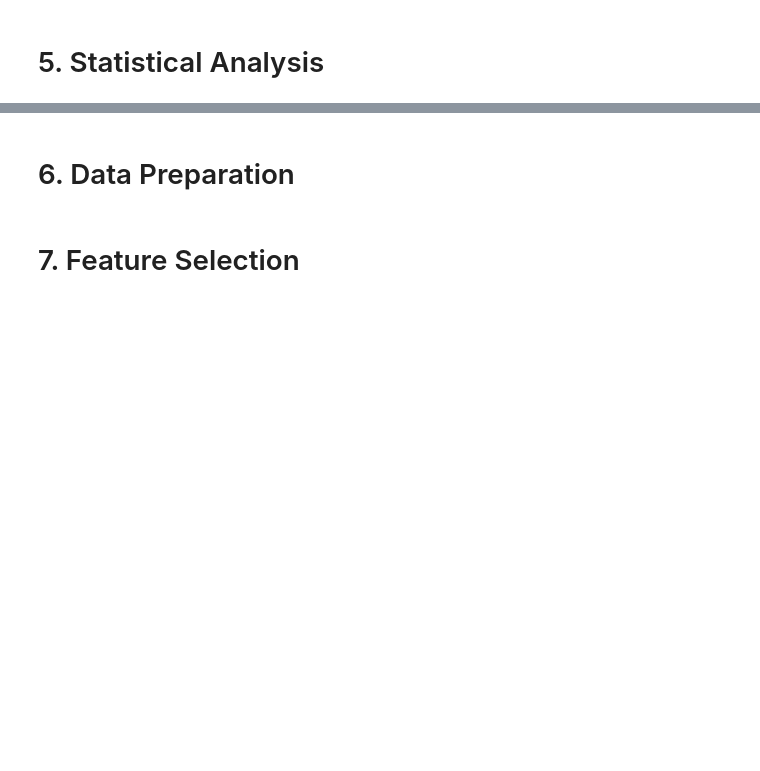
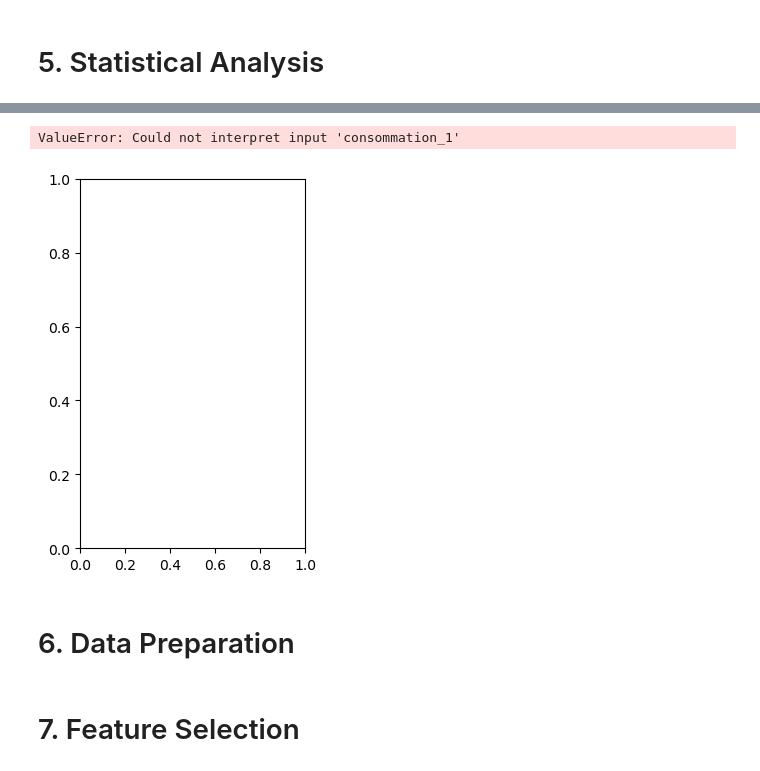
Before and after one commit to mahelvson/GasElectricityFraud, a Jupyter notebook: Ciclo 3 - Statistical Analysis.ipynb, the cells around one changed output, grey strips where cells are left out. Saved outputs shown, nothing was run; the diff lists cells and outputs as text; code cells hidden in the pictures; blank space fills up the shorter version.

```diff
--- a/Ciclo 3 - Statistical Analysis.ipynb
+++ b/Ciclo 3 - Statistical Analysis.ipynb
@@ -550,0 +571,3 @@ Name: Result, dtype: int64
+# %%
+fraudulents = df5_clients[df5_clients.target == 1][['client_id']]
+non_fraudulents = df5_clients[df5_clients.target == 0][['client_id']]
@@ -551,3 +590,9 @@ Name: Result, dtype: int64
+# %%
+plt.subplot(1,2,1);
+sns.boxplot(data=df5_invoices[df5_invoices.client_id == fraudulents], x='consommation_1')
+# %% [output]
+ValueError: Could not interpret input 'consommation_1'
+[figure, added]
 # %% [markdown]
 # 6. Data Preparation
 # %% [markdown]
```
Also changed, not shown: parts of 80 cells of this notebook.
